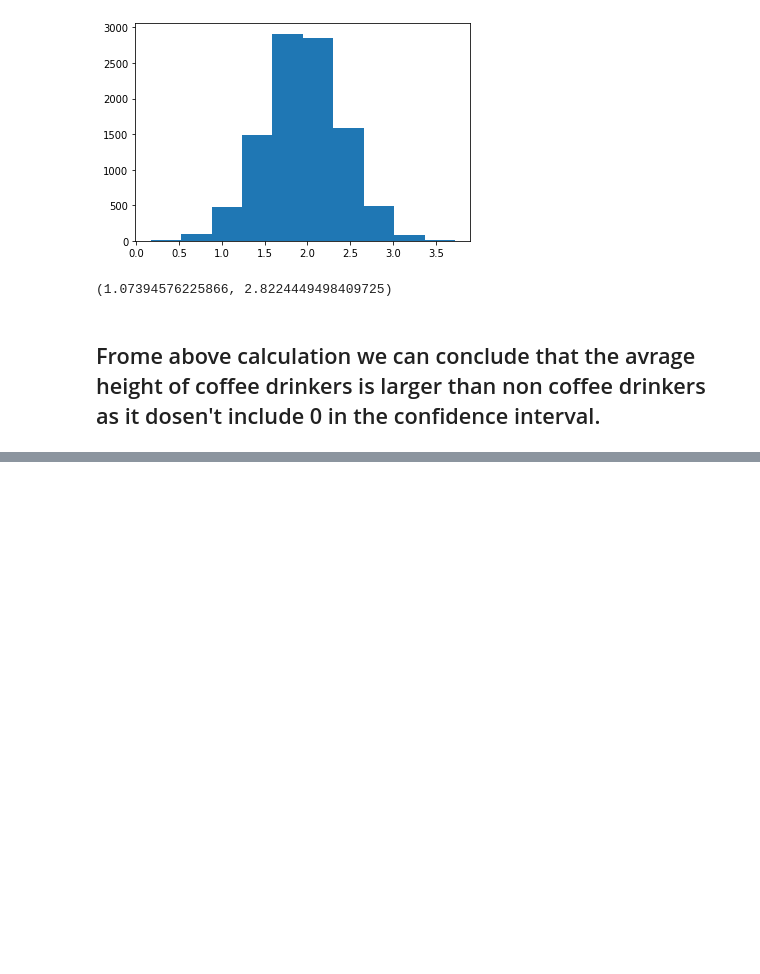
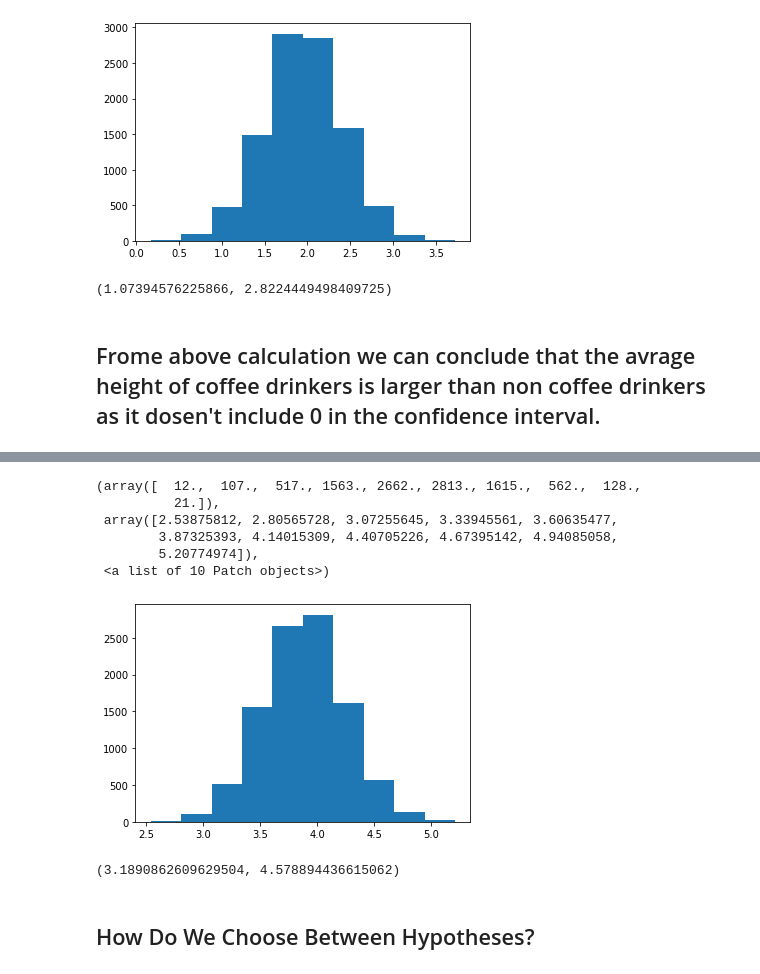
Before and after one commit to mzhoolideh/data_science_pract, a Jupyter notebook: labs/probability_pract.ipynb, the cells around one changed output, grey strips where cells are left out. Saved outputs shown, nothing was run; the diff lists cells and outputs as text; code cells hidden in the pictures; blank space fills up the shorter version.

Commit message:
feat: choose between hypotheses method 1

```diff
--- a/labs/probability_pract.ipynb
+++ b/labs/probability_pract.ipynb
@@ -423,0 +439,23 @@ np.percentile(bootsamples, 2.5), np.percentile(bootsamples, 97.5)
+# %%
+bootage = []
+for _ in range(10000):
+    age_sample = coffee_df.sample(200, replace=True)
+    olders = age_sample.height[age_sample['age']== '>=21'].mean()
+    youngers = age_sample.height[age_sample['age']== '<21'].mean()
+    bootage.append(olders - youngers)
+# %%
+plt.hist(bootage)
+# %% [output]
+(array([  12.,  107.,  517., 1563., 2662., 2813., 1615.,  562.,  128.,
+          21.]),
+ array([2.53875812, 2.80565728, 3.07255645, 3.33945561, 3.60635477,
+        3.87325393, 4.14015309, 4.40705226, 4.67395142, 4.94085058,
+        5.20774974]),
+ <a list of 10 Patch objects>)
+[figure, added]
+# %%
+np.percentile(bootage, 2.5), np.percentile(bootage, 97.5)
+# %% [output]
+(3.1890862609629504, 4.578894436615062)
+# %% [markdown]
+## How Do We Choose Between Hypotheses?
```
Also changed, not shown: parts of 2 cells of this notebook.
